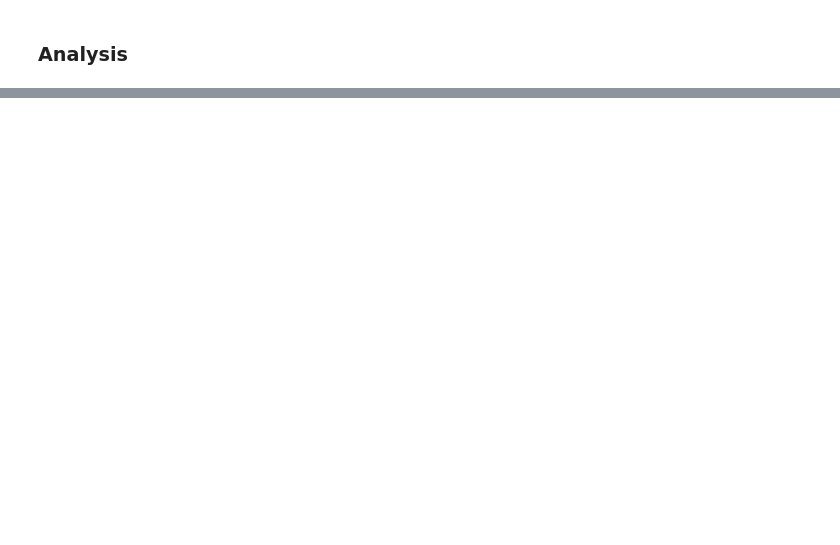
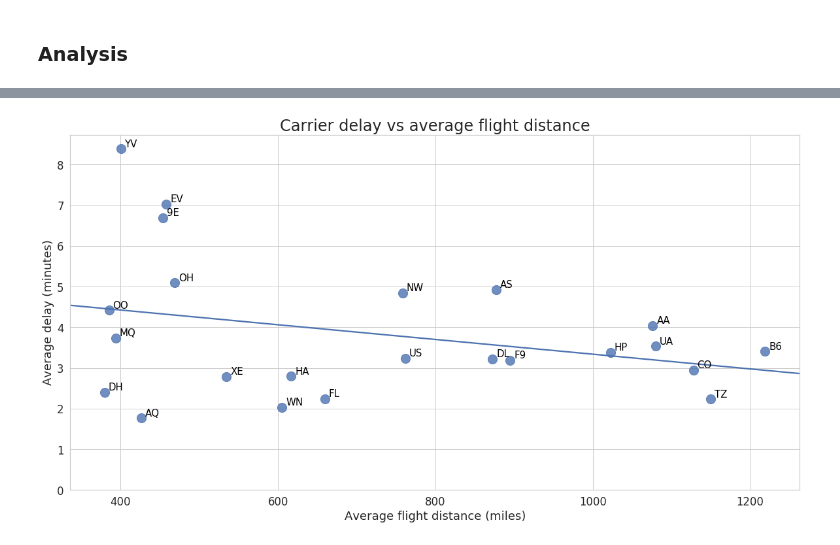
Before and after one commit to pietroferretti/middleware-bigdata, a Jupyter notebook: spark_notebook.ipynb, the cells around one changed output, grey strips where cells are left out. Saved outputs shown, nothing was run; the diff lists cells and outputs as text; code cells hidden in the pictures; blank space fills up the shorter version.

```diff
--- a/spark_notebook.ipynb
+++ b/spark_notebook.ipynb
@@ -431,0 +508,34 @@ ax.figure.set_size_inches(20, 10)
+# %%
+# compute average flight distance per carrier
+
+carrier_distances = grouped_by_carrier.map(lambda t: (t[0], t[1]['Distance']))
+total_distance = carrier_distances.reduceByKey(lambda a, b: a + b)
+carrier_dist_res = total_distance.collect()
+
+carrier_avg_dist = {}
+for carrier, distance in carrier_dist_res:
+    carrier_avg_dist[carrier] = distance / carrier_num_flights[carrier]
+# %%
+# plot average carrier delay vs average flight distance
+
+values = []
+for carrier, avg_delay in carr_list:
+    avg_dist = carrier_avg_dist[carrier]
+    values.append((avg_dist, avg_delay))
+
+data = pd.DataFrame({'Average flight distance (miles)': [num_flights for num_flights, _ in values],
+                     'Average delay (minutes)': [delay for _, delay in values],
+                     'labels': [carrier for carrier, _ in carr_list]})
+
+sns.set(font_scale=1.5, style="whitegrid")
+ax = sns.regplot(data=data, x='Average flight distance (miles)', y='Average delay (minutes)', scatter_kws={'s':200}, ci=None)
+ax.set_title('Carrier delay vs average flight distance')
+ax.title.set_fontsize(24)
+ax.set_ylim(0, None)
+ax.figure.set_size_inches(20, 10)
+
+# add annotations one by one with a loop
+for line in range(0, data.shape[0]):
+     ax.text(data['Average flight distance (miles)'][line]+5, data['Average delay (minutes)'][line]+0.05, data.labels[line], horizontalalignment='left', size='small', color='black')
+# %% [output]
+[figure, added]
```
Also changed, not shown: parts of 17 cells of this notebook.
